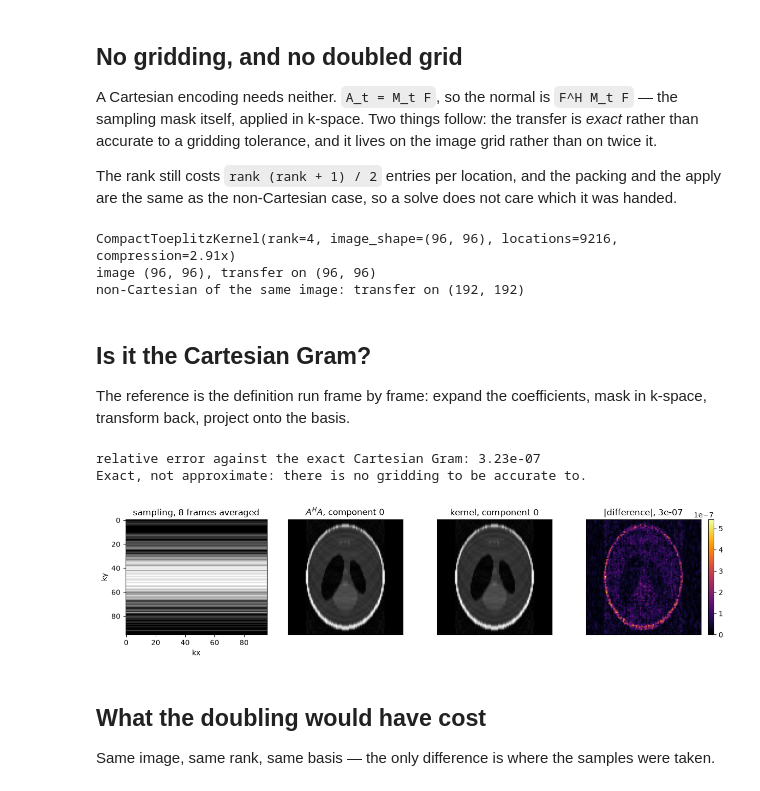
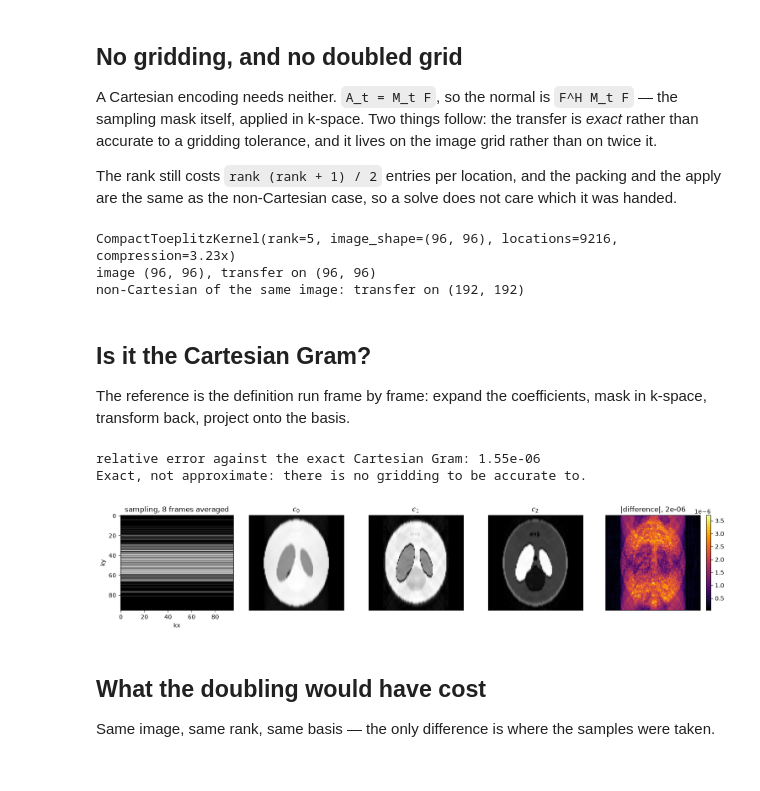
Before and after one commit to FiRMLAB-Pisa/mrtoeplitz, a Jupyter notebook: examples/cartesian.ipynb, the cells around one changed output. Saved outputs shown, nothing was run; the diff lists cells and outputs as text; code cells hidden in the pictures.

```diff
--- a/examples/cartesian.ipynb
+++ b/examples/cartesian.ipynb
@@ -90,10 +101,12 @@ radius = np.linspace(-0.5, 0.5, 128, endpoint=False)
 spokes = np.stack(
     [np.outer(np.cos(angles), radius), np.outer(np.sin(angles), radius)], axis=-1
 ).astype(np.float32)
-gridded = mt.subspace_kernel(spokes, basis, (n, n))
+gridded = mt.subspace_kernel(
+    spokes, basis, (n, n), density=np.linalg.norm(spokes, axis=-1).astype(np.float32)
+)
 print(f"non-Cartesian of the same image: transfer on {gridded.spatial_shape}")
 # %% [output]
-CompactToeplitzKernel(rank=4, image_shape=(96, 96), locations=9216, compression=2.91x)
+CompactToeplitzKernel(rank=5, image_shape=(96, 96), locations=9216, compression=3.23x)
 image (96, 96), transfer on (96, 96)
 non-Cartesian of the same image: transfer on (192, 192)
 # %% [markdown]
@@ -111,17 +124,29 @@ def exact_cartesian_gram(coefficients):
     """The definition: expand, mask in k-space, project back."""
     out = np.zeros_like(coefficients)
     for frame in range(n_frames):
-        expanded = sum(basis[i, frame] * coefficients[i] for i in range(rank))
+        expanded = sum(basis[frame, i] * coefficients[i] for i in range(rank))
         masked = centered_fft(expanded) * masks[frame]
         back = centered_fft(masked, inverse=True)
         for j in range(rank):
-            out[j] += np.conj(basis[j, frame]) * back
+            out[j] += np.conj(basis[frame, j]) * back
     return out
 
 
-coefficients = np.stack(
-    [phantom(n) * weight for weight in (1.0, 0.6, -0.3, 0.15)]
-).astype(np.complex64)
+# Coefficients from tissue signal evolutions, not one image scaled: each
+# tissue projects onto the basis differently, so the components differ.
+labels = phantom(n)
+y, x = np.mgrid[-1 : 1 : n * 1j, -1 : 1 : n * 1j]
+head = ((x / 0.69) ** 2 + (y / 0.92) ** 2) <= 1.0
+compartments = {
+    "fat": labels > 0.6,
+    "grey matter": (labels > 0.25) & (labels <= 0.6),
+    "white matter": (labels > 0.15) & (labels <= 0.25),
+    "CSF": head & (labels <= 0.05),
+}
+coefficients = np.zeros((rank, n, n), dtype=np.complex64)
+for name, mask in compartments.items():
+    weights = tissue_signals[tissue_names.index(name)] @ basis.conj()
+    coefficients[:, mask] = weights[:, None]
 
 truth = exact_cartesian_gram(coefficients)
 fast = kernel(torch.as_tensor(coefficients)[None])[0].numpy()
@@ -129,29 +154,30 @@ error = np.linalg.norm(fast - truth) / np.linalg.norm(truth)
 print(f"relative error against the exact Cartesian Gram: {error:.2e}")
 print("Exact, not approximate: there is no gridding to be accurate to.")
 # %% [output]
-relative error against the exact Cartesian Gram: 3.23e-07
+relative error against the exact Cartesian Gram: 1.55e-06
 Exact, not approximate: there is no gridding to be accurate to.
 # %%
-fig, axes = plt.subplots(1, 4, figsize=(12.5, 3.2))
+fig, axes = plt.subplots(1, 5, figsize=(15, 3.2))
 axes[0].imshow(masks[:8].mean(0), cmap="gray", aspect="auto")
 axes[0].set_title("sampling, 8 frames averaged")
 axes[0].set_xlabel("kx")
 axes[0].set_ylabel("ky")
-axes[1].imshow(np.abs(truth[0]), cmap="gray")
-axes[1].set_title("$A^H A$, component 0")
-axes[2].imshow(np.abs(fast[0]), cmap="gray")
-axes[2].set_title("kernel, component 0")
-for axis in axes[1:3]:
-    axis.set_xticks([])
-    axis.set_yticks([])
-shown = axes[3].imshow(np.abs(fast[0] - truth[0]) / np.abs(truth).max(), cmap="inferno")
-axes[3].set_title(f"|difference|, {error:.0e}")
-axes[3].set_xticks([])
-axes[3].set_yticks([])
-fig.colorbar(shown, ax=axes[3], fraction=0.046)
+for index, component in enumerate((0, 1, 2)):
+    panel = np.abs(fast[component])
+    axes[index + 1].imshow(panel, cmap="gray", vmax=np.percentile(panel, 99.5))
+    axes[index + 1].set_title(f"$c_{component}$")
+    axes[index + 1].set_xticks([])
+    axes[index + 1].set_yticks([])
+shown = axes[4].imshow(
+    np.abs(fast - truth).sum(0) / np.abs(truth).max(), cmap="inferno"
+)
+axes[4].set_title(f"|difference|, {error:.0e}")
+axes[4].set_xticks([])
+axes[4].set_yticks([])
+fig.colorbar(shown, ax=axes[4], fraction=0.046)
 fig.tight_layout()
 # %% [output]
-[figure, old version]
+[figure, new version]
 # %%
 # Written only when the notebook runs inside a clone, and it is what the
 # README shows -- so the figure in the README is always this cell's output.
```
Also changed, not shown: parts of 2 cells of this notebook, 6 other files.
